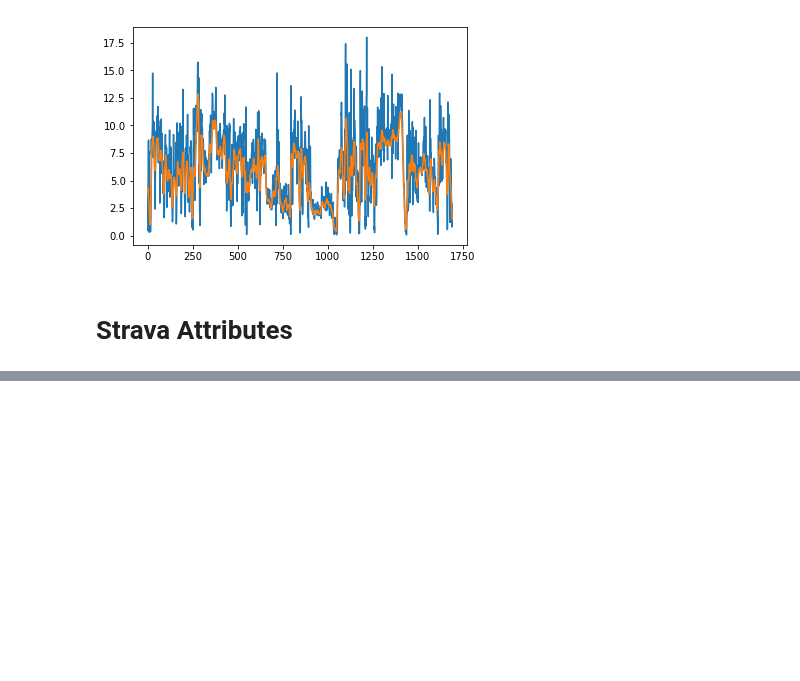
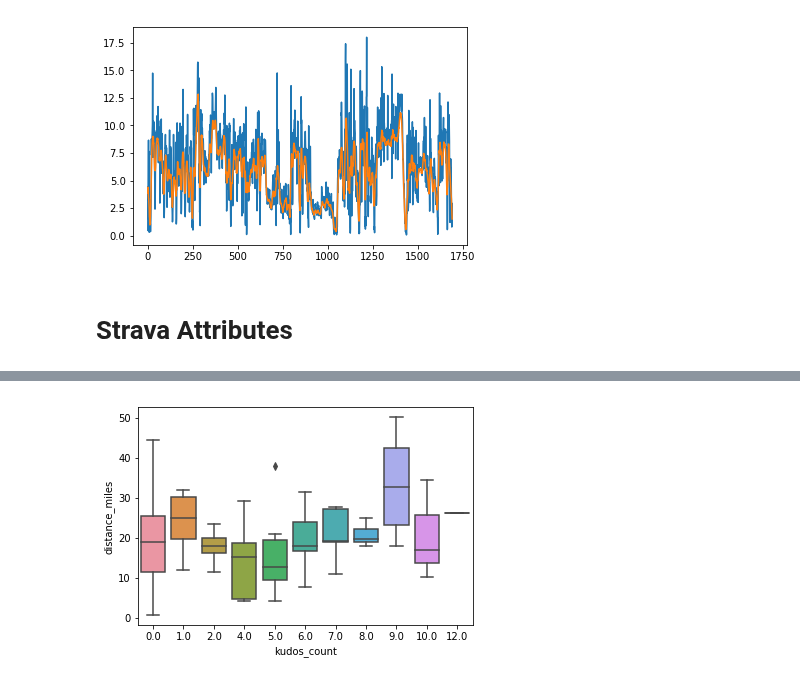
Before and after one commit to rwinklerwilkes/Strava, a Jupyter notebook: Strava.ipynb, the cells around one changed output, grey strips where cells are left out. Cells and saved outputs as stored; diff of their text form; code cells hidden in the pictures; blank space fills up the shorter version.

```diff
--- a/Strava.ipynb
+++ b/Strava.ipynb
@@ -531,0 +667,5 @@ activities.groupby('')
+# %%
+sns.boxplot(x='kudos_count',y='distance_miles',data=biking)
+plt.show()
+# %% [output]
+[figure, added]
```
Also changed, not shown: parts of 65 cells of this notebook, 1 other file.
